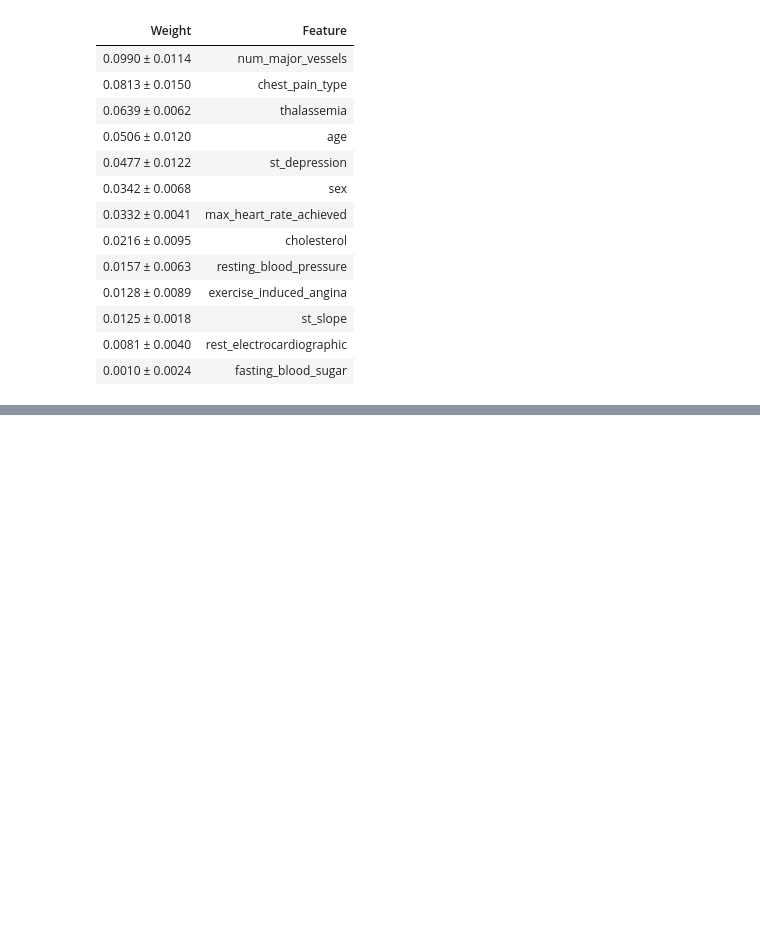
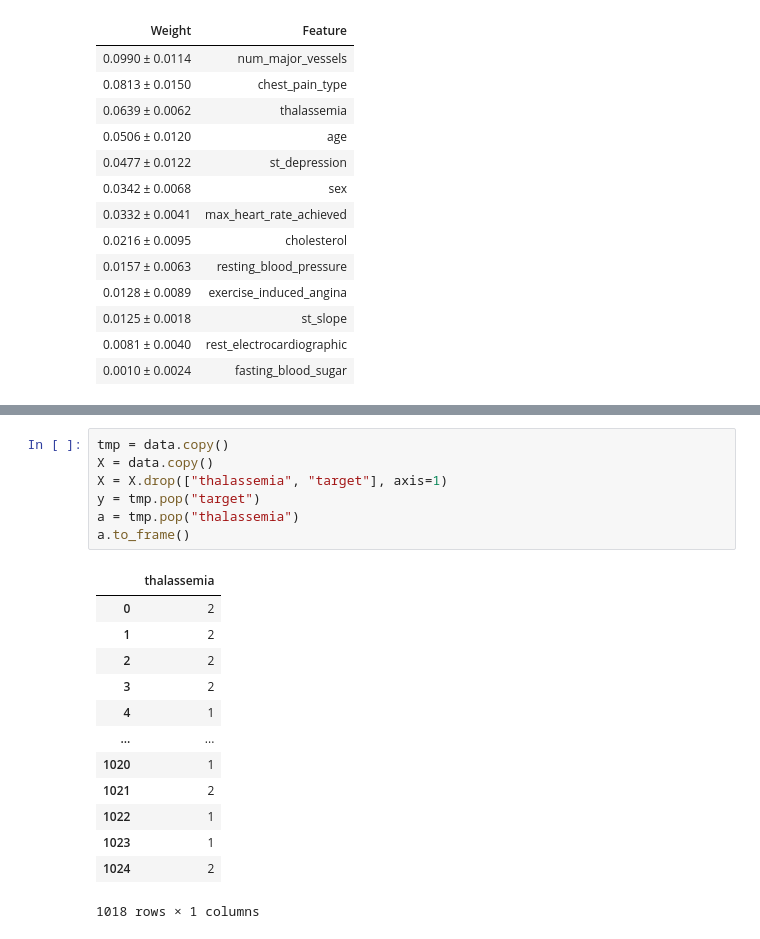
Before and after one commit to ofek181/A-Heart-Disease-Study, a Jupyter notebook: heart_disease_study.ipynb, the cells around one changed output, grey strips where cells are left out. Drawn from its saved outputs; the diff is of its cells as text; blank space fills up the shorter version.

```diff
--- a/heart_disease_study.ipynb
+++ b/heart_disease_study.ipynb
@@ -530,0 +525,21 @@ IndexError: too many indices for array: array is 1-dimensional, but 2 were index
+# %%
+tmp = data.copy()
+X = data.copy()
+X = X.drop(["thalassemia", "target"], axis=1)
+y = tmp.pop("target")
+a = tmp.pop("thalassemia")
+a.to_frame()
+# %% [output]
+|  | thalassemia |
+| 0 | 2 |
+| 1 | 2 |
+| 2 | 2 |
+| 3 | 2 |
+| 4 | 1 |
+| ... | ... |
+| 1020 | 1 |
+| 1021 | 2 |
+| 1022 | 1 |
+| 1023 | 1 |
+| 1024 | 2 |
+1018 rows × 1 columns
```
Also changed, not shown: parts of 11 cells of this notebook.
